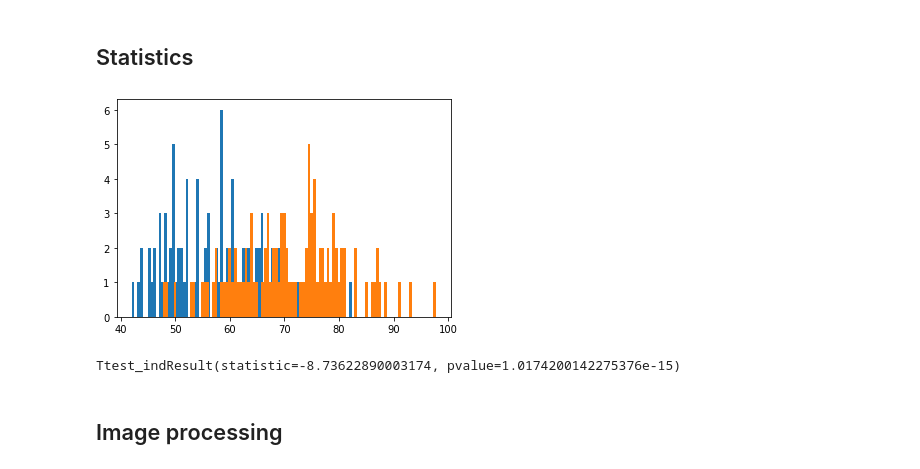
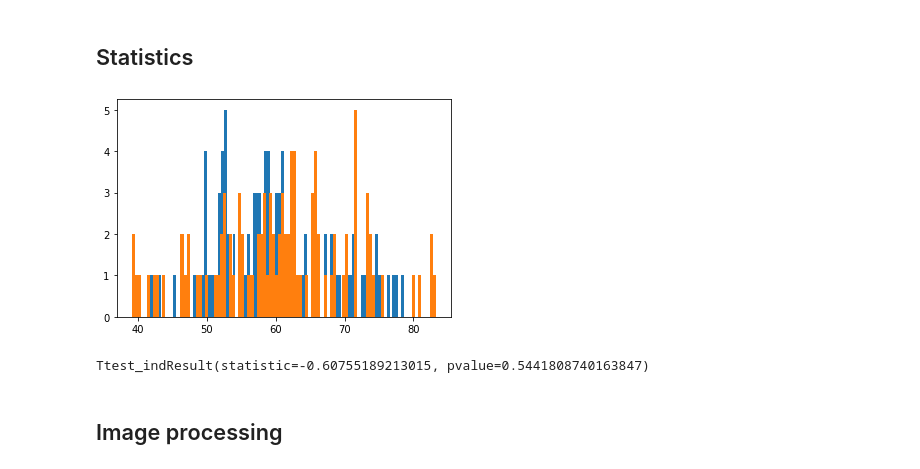
Before and after one commit to erelsgl-at-ariel/research-5782, a Jupyter notebook: 06-python-numstack/code/4.scipy.ipynb, the cells around one changed output. Drawn from its saved outputs; the diff is of its cells as text; code cells hidden in the pictures.

```diff
--- a/06-python-numstack/code/4.scipy.ipynb
+++ b/06-python-numstack/code/4.scipy.ipynb
@@ -98,13 +98,13 @@ minimize(g, (0,0), method='Nelder-Mead')
 # %%
 from scipy.stats import ttest_ind
 grades_5781 = np.random.normal(60,10,size=100)
-grades_5782 = np.random.normal(70,10,size=100)
+grades_5782 = np.random.normal(60,10,size=100)
 plt.hist(grades_5781, bins=100)
 plt.hist(grades_5782, bins=100); plt.show()
 print(ttest_ind(grades_5781, grades_5782))   # Test the hypothesis that the average grade is the same. pvalue = probility that the average is the same.
 # %% [output]
-[figure, old version]
+[figure, new version]
-Ttest_indResult(statistic=-8.73622890003174, pvalue=1.0174200142275376e-15)
+Ttest_indResult(statistic=-0.60755189213015, pvalue=0.5441808740163847)
 # %% [markdown]
 ## Image processing
 # %%
```
Also changed, not shown: 27 other files.
